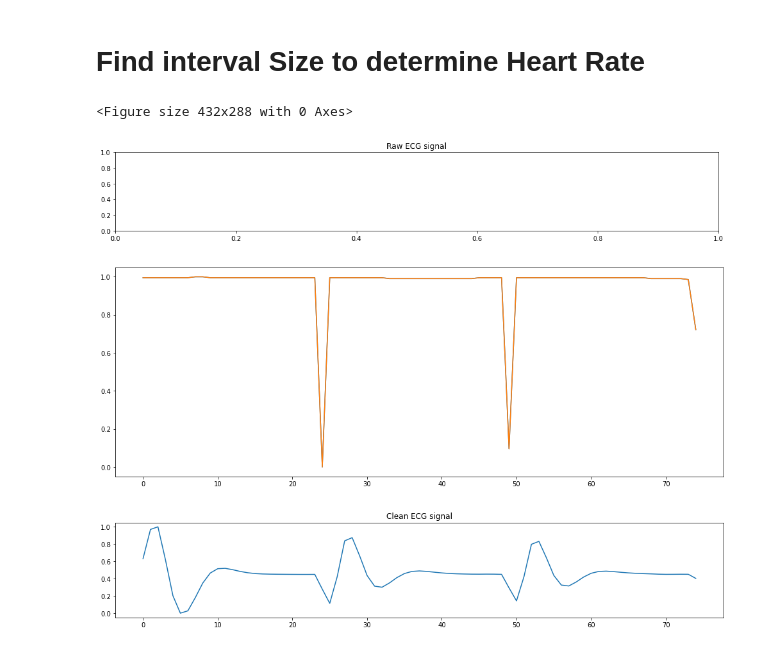
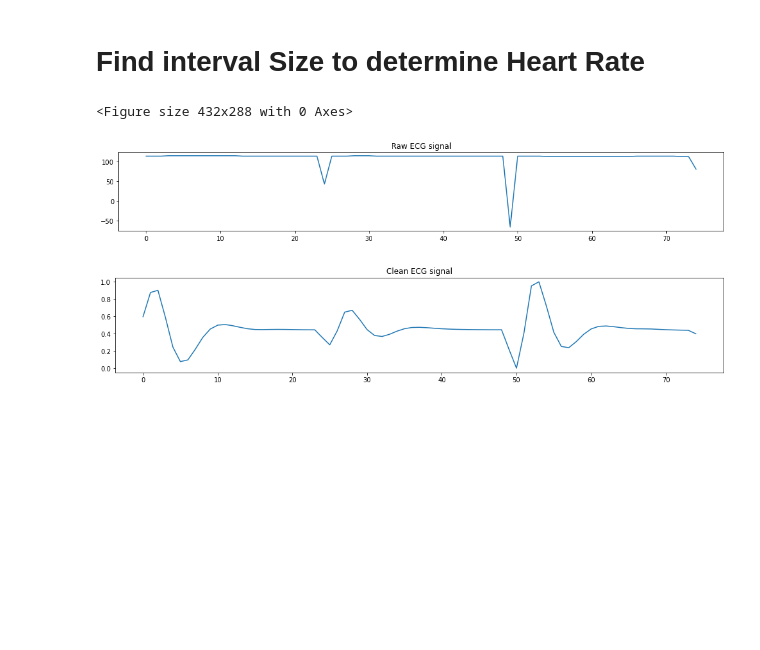
Before and after one commit to gaurav-95/ECG, a Jupyter notebook: View_ECG.ipynb, the cells around one changed output. Cells and saved outputs as stored; diff of their text form; code cells hidden in the pictures; blank space fills up the shorter version.

```diff
--- a/View_ECG.ipynb
+++ b/View_ECG.ipynb
@@ -235,28 +235,26 @@ def get_noses(data):
 # %%
 signal = value
 fs = 25
 cutoff_high = 3
 cutoff_low = 3
 powerline = 1
 order = 2
 
 plt.figure(1)
 plt.figure(figsize=(17, 5))
 ax1 = plt.subplot(211)
-signal = normalize(signal)
 plt.plot(signal)
 ax1.set_title("Raw ECG signal")
 
 filter_signal = final_filter(signal, fs, order)
 filter_signal = normalize(filter_signal)
 ax2 = plt.subplot(212)
 plt.plot(filter_signal)
 ax2.set_title("Clean ECG signal")
 plt.show()
 # %% [output]
 <Figure size 432x288 with 0 Axes>
-[figure, old version]
+[figure, new version]
-[figure, old version]
+[figure, new version]
-[figure, removed]
 # %%
 peaks_raw=get_noses(filter_signal)
```
Also changed, not shown: parts of 18 cells of this notebook, 1 other file.
